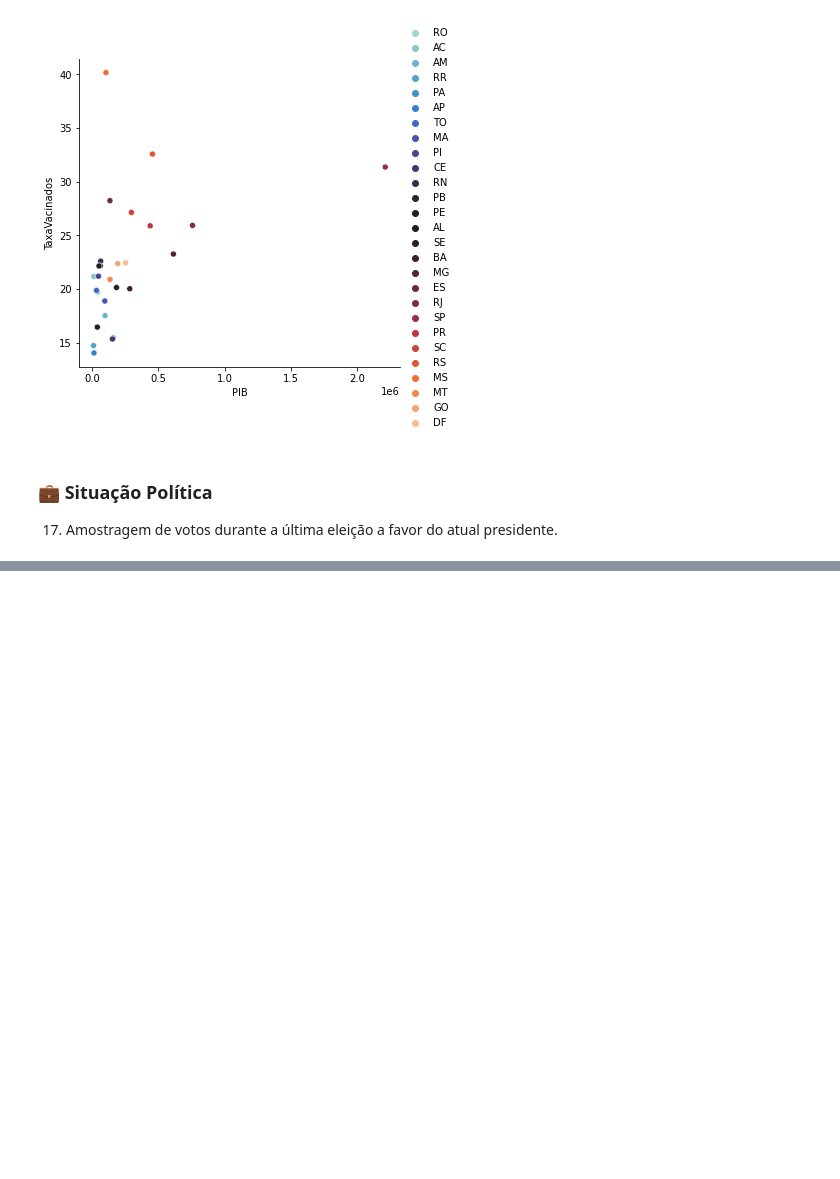
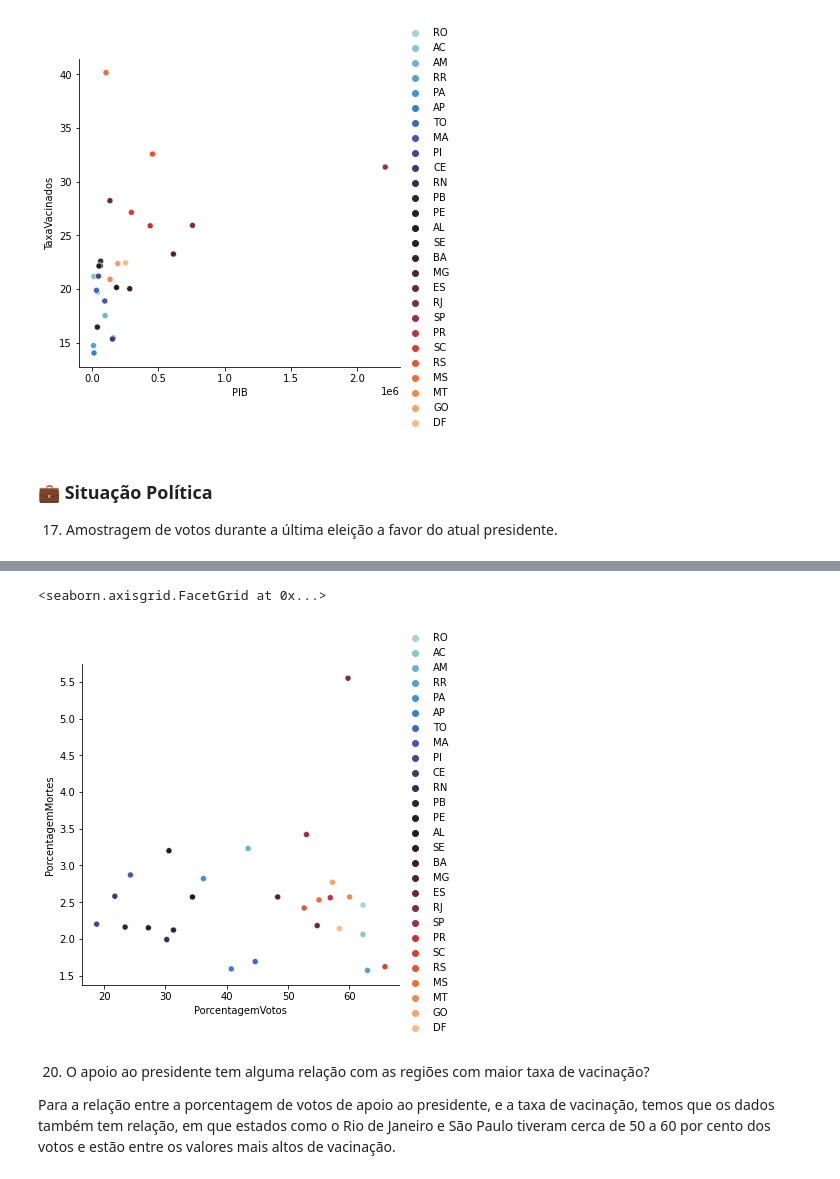
Before and after one commit to stardotwav/BrasilEmDados, a Jupyter notebook: AnaliseExtracaoConhecimento.ipynb, the cells around one changed output, grey strips where cells are left out. Drawn from its saved outputs; the diff is of its cells as text; code cells hidden in the pictures; blank space fills up the shorter version.

```diff
--- a/AnaliseExtracaoConhecimento.ipynb
+++ b/AnaliseExtracaoConhecimento.ipynb
@@ -311,0 +343,13 @@ sns.relplot(x=toPlot.PIB, y=toPlot.TaxaVacinados, hue=toPlot.index, palette="ice
+# %%
+dfVotosObitos = dadosPorEstado.set_index('estado')
+dfVotosObitos = pd.concat([dfVotosObitos, dadosEleicao], axis=1,join='inner')
+toPlot = dfVotosObitos[['PorcentagemVotos','PorcentagemMortes']]
+
+sns.relplot(x=toPlot.PorcentagemVotos, y=toPlot.PorcentagemMortes, hue=toPlot.index, palette="icefire")
+# %% [output]
+<seaborn.axisgrid.FacetGrid at 0x...>
+[figure, added]
+# %% [markdown]
+20. O apoio ao presidente tem alguma relação com as regiões com maior taxa de vacinação?
+
+Para a relação entre a porcentagem de votos de apoio ao presidente, e a taxa de vacinação, temos que os dados também tem relação, em que estados como o Rio de Janeiro e São Paulo tiveram cerca de 50 a 60 por cento dos votos e estão entre os valores mais altos de vacinação.
```
Also changed, not shown: parts of 8 cells of this notebook.
